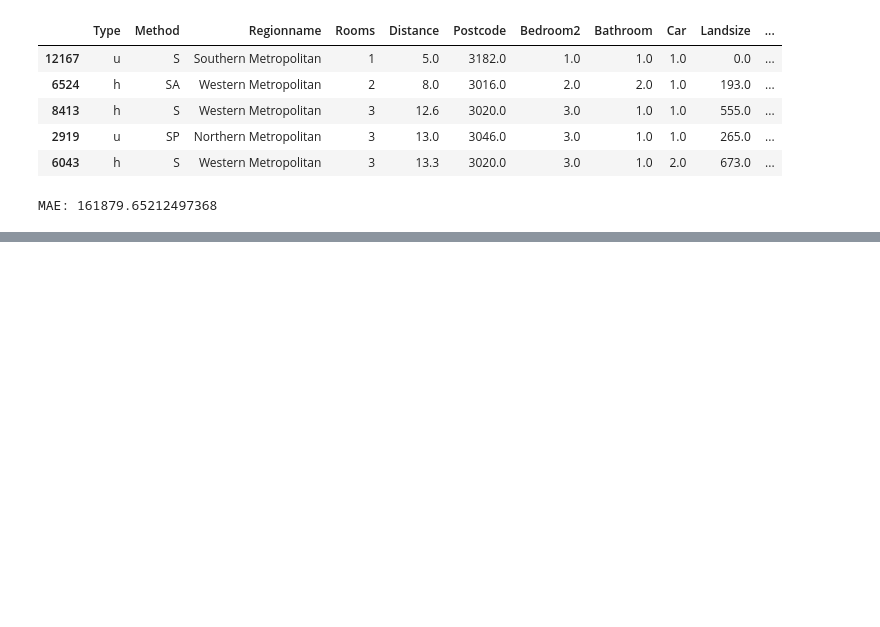
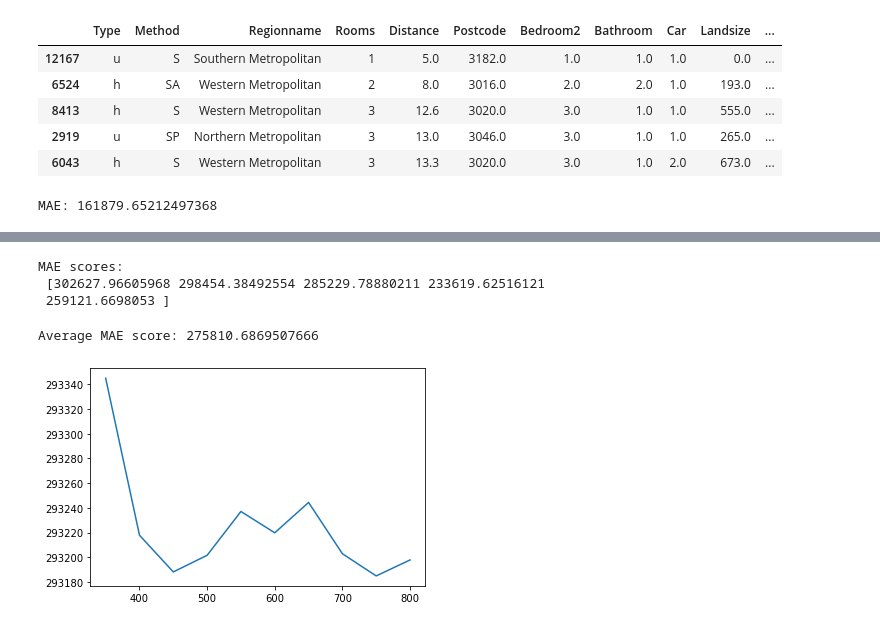
Before and after one commit to joshfuchs/DataScience_projects, a Jupyter notebook: housing_prices.ipynb, the cells around one changed output, grey strips where cells are left out. Cells and saved outputs as stored; diff of their text form; code cells hidden in the pictures; blank space fills up the shorter version.

Commit message:
iterative fitting with cross_val_score

```diff
--- a/housing_prices.ipynb
+++ b/housing_prices.ipynb
@@ -519,0 +507,39 @@ Average MAE score: 275810.6869507666
+# %%
+# multiply by -1 since sklearn calculate *negative* MAE
+
+scores = -1 * cross_val_score(my_pipeline, X, y,
+                             cv = 5,
+                             scoring = 'neg_mean_absolute_error')
+
+print('MAE scores:\n', scores)
+# %% [output]
+MAE scores:
+ [302627.96605968 298454.38492554 285229.78880211 233619.62516121
+ 259121.6698053 ]
+# %%
+print('Average MAE score:', scores.mean())
+# %% [output]
+Average MAE score: 275810.6869507666
+# %%
+def get_score(n_estimators):
+    """Return the average MAE over 3 CV folds of random forest model.
+
+    Keyword argument:
+    n_estimators -- the number of trees in the forest
+    """
+    my_pipeline = Pipeline(steps = [('preprocessor', SimpleImputer()),
+                                   ('model', RandomForestRegressor(n_estimators = n_estimators, random_state=0))])
+
+    scores = -1 * cross_val_score(my_pipeline, X, y,
+                                  cv = 3,
+                                  scoring = 'neg_mean_absolute_error')
+    return(scores.mean())
+# %%
+results = {}
+for i in range(7,17):
+    results[50*i] = get_score(50*i)
+# %%
+plt.plot(list(results.keys()), list(results.values()))
+plt.show()
+# %% [output]
+[figure, added]
```
Also changed, not shown: parts of 9 cells of this notebook.
